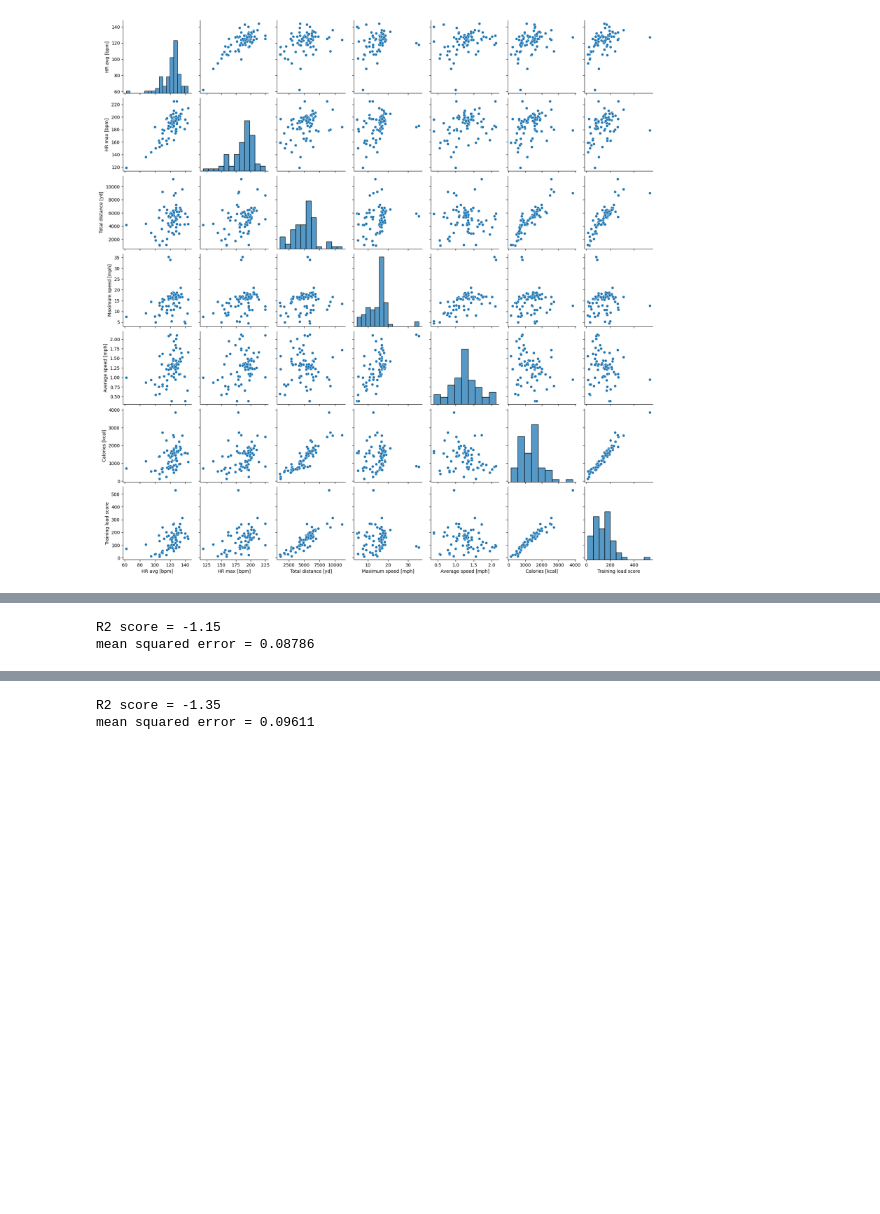
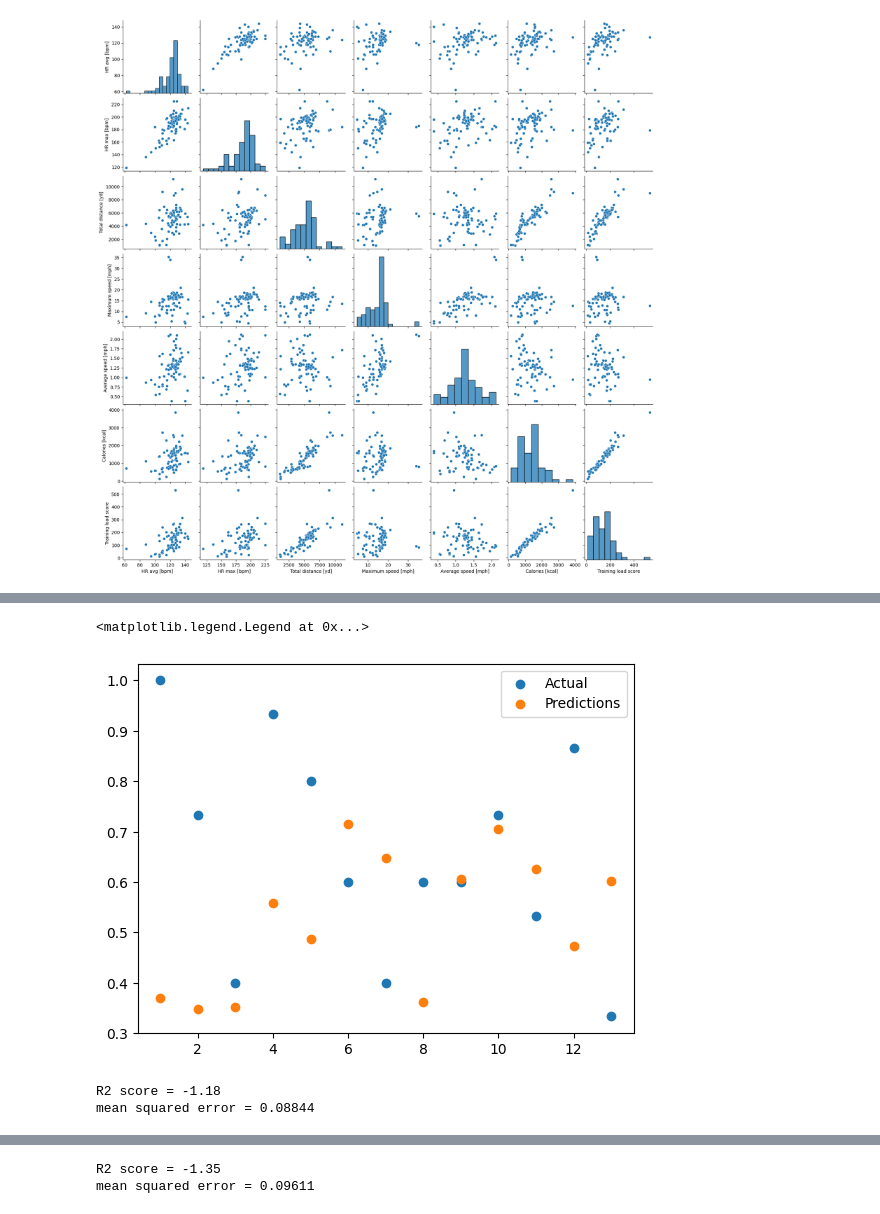
Before and after one commit to dboyko44/ML-Final-Project, a Jupyter notebook: ML_Final_Project_team.ipynb, the cells around one changed output, grey strips where cells are left out. Saved outputs shown, nothing was run; the diff lists cells and outputs as text; code cells hidden in the pictures; blank space fills up the shorter version.

```diff
--- a/ML_Final_Project_team.ipynb
+++ b/ML_Final_Project_team.ipynb
@@ -274,13 +405,20 @@ mean squared error = 0.08926
+# %%
+plt.scatter(x=dfSOE23.index,y=dfSOE23['Percent SOE'], label='Actual')
+plt.scatter(x=dfSOE23.index,y=pred_rf, label='Predictions')
+plt.legend(loc='best')
+# %% [output]
+<matplotlib.legend.Legend at 0x...>
+[figure, added]
 # %%
 #for less inputs
 from sklearn.ensemble import RandomForestRegressor
 from sklearn.metrics import r2_score
 RF_reg=RandomForestRegressor()
 RF_reg.fit(Xtrain_new,ytrain)
-pred_rf=RF_reg.predict(Xtest_new)
+pred_rf2=RF_reg.predict(Xtest_new)
 
 print("R2 score =", round(r2_score(ytest,pred_rf),2))
-print("mean squared error =", round(mean_squared_error(ytest,pred_rf),5))
+print("mean squared error =", round(mean_squared_error(ytest,pred_rf2),5))
 # %% [output]
-R2 score = -1.15
-mean squared error = 0.08786
+R2 score = -1.18
+mean squared error = 0.08844
```
Also changed, not shown: parts of 25 cells of this notebook.
